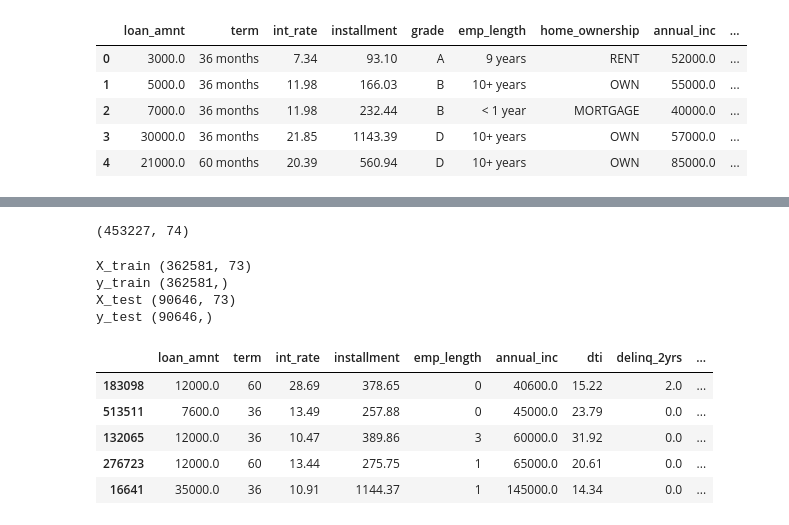
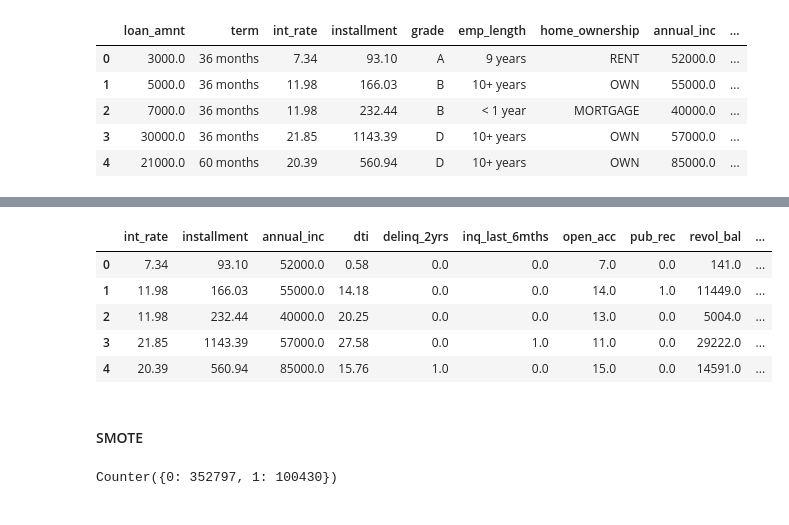
Before and after one commit to Jkay97/Loan-Default-prediction, a Jupyter notebook: ModelBuilding_RF_harsh.ipynb, the cells around one changed output, grey strips where cells are left out. Drawn from its saved outputs; the diff is of its cells as text; code cells hidden in the pictures.

Commit message:
Added SMOTE

```diff
--- a/ModelBuilding_RF_harsh.ipynb
+++ b/ModelBuilding_RF_harsh.ipynb
@@ -120,29 +236,22 @@ data.head()
+# %%
+te_encoder = ce.target_encoder.TargetEncoder()
+
+data['addr_state'] = te_encoder.fit_transform(data.addr_state,data.loan_status)
 # %%
-data.shape
+data.head()
 # %% [output]
-(453227, 74)
+|  | int_rate | installment | annual_inc | dti | delinq_2yrs | inq_last_6mths | open_acc | pub_rec | revol_bal | ... |
+| 0 | 7.34 | 93.10 | 52000.0 | 0.58 | 0.0 | 0.0 | 7.0 | 0.0 | 141.0 | ... |
+| 1 | 11.98 | 166.03 | 55000.0 | 14.18 | 0.0 | 0.0 | 14.0 | 1.0 | 11449.0 | ... |
+| 2 | 11.98 | 232.44 | 40000.0 | 20.25 | 0.0 | 0.0 | 13.0 | 0.0 | 5004.0 | ... |
+| 3 | 21.85 | 1143.39 | 57000.0 | 27.58 | 0.0 | 1.0 | 11.0 | 0.0 | 29222.0 | ... |
+| 4 | 20.39 | 560.94 | 85000.0 | 15.76 | 1.0 | 0.0 | 15.0 | 0.0 | 14591.0 | ... |
 # %%
 df_target = data['loan_status']
 X = data.drop('loan_status', axis = 1)
-# %%
-X_train, X_test, y_train, y_test = train_test_split(X, df_target, random_state = 10, test_size = 0.2)
-
-print('X_train', X_train.shape)
-print('y_train', y_train.shape)
-
-print('X_test', X_test.shape)
-print('y_test', y_test.shape)
-# %% [output]
-X_train (362581, 73)
-y_train (362581,)
-X_test (90646, 73)
-y_test (90646,)
+# %% [markdown]
+#### SMOTE
 # %%
-X_train.head()
+Counter(df_target)
 # %% [output]
-|  | loan_amnt | term | int_rate | installment | emp_length | annual_inc | dti | delinq_2yrs | ... |
-| 183098 | 12000.0 | 60 | 28.69 | 378.65 | 0 | 40600.0 | 15.22 | 2.0 | ... |
-| 513511 | 7600.0 | 36 | 13.49 | 257.88 | 0 | 45000.0 | 23.79 | 0.0 | ... |
-| 132065 | 12000.0 | 36 | 10.47 | 389.86 | 3 | 60000.0 | 31.92 | 0.0 | ... |
-| 276723 | 12000.0 | 60 | 13.44 | 275.75 | 1 | 65000.0 | 20.61 | 0.0 | ... |
-| 16641 | 35000.0 | 36 | 10.91 | 1144.37 | 1 | 145000.0 | 14.34 | 0.0 | ... |
+Counter({0: 352797, 1: 100430})
```
Also changed, not shown: parts of 32 cells of this notebook.
